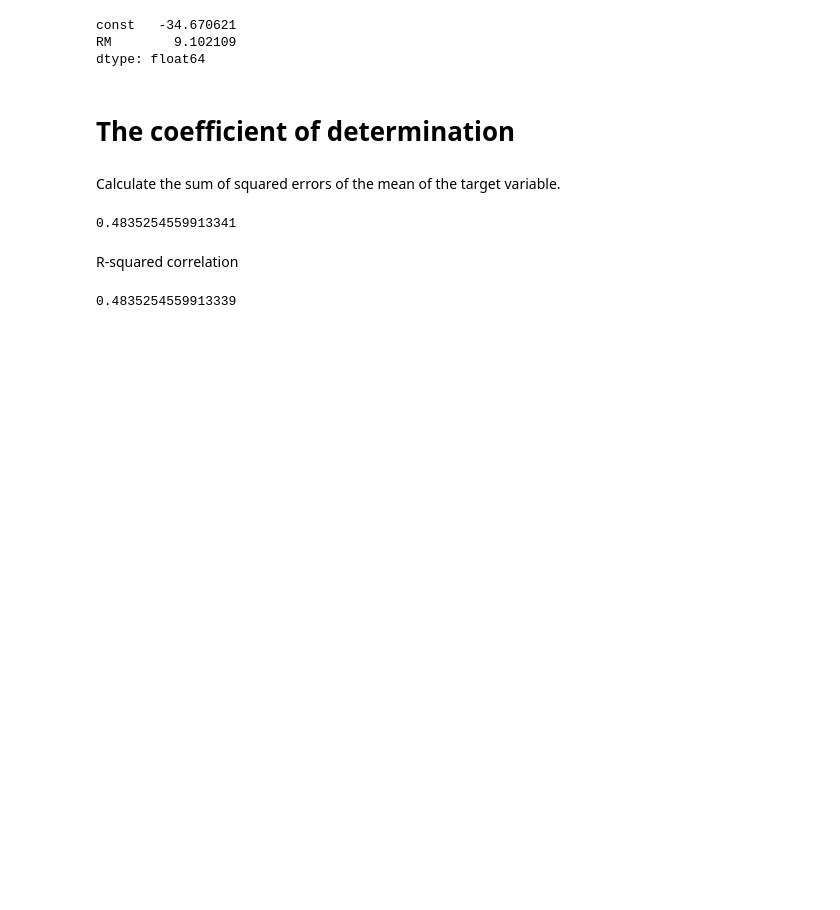
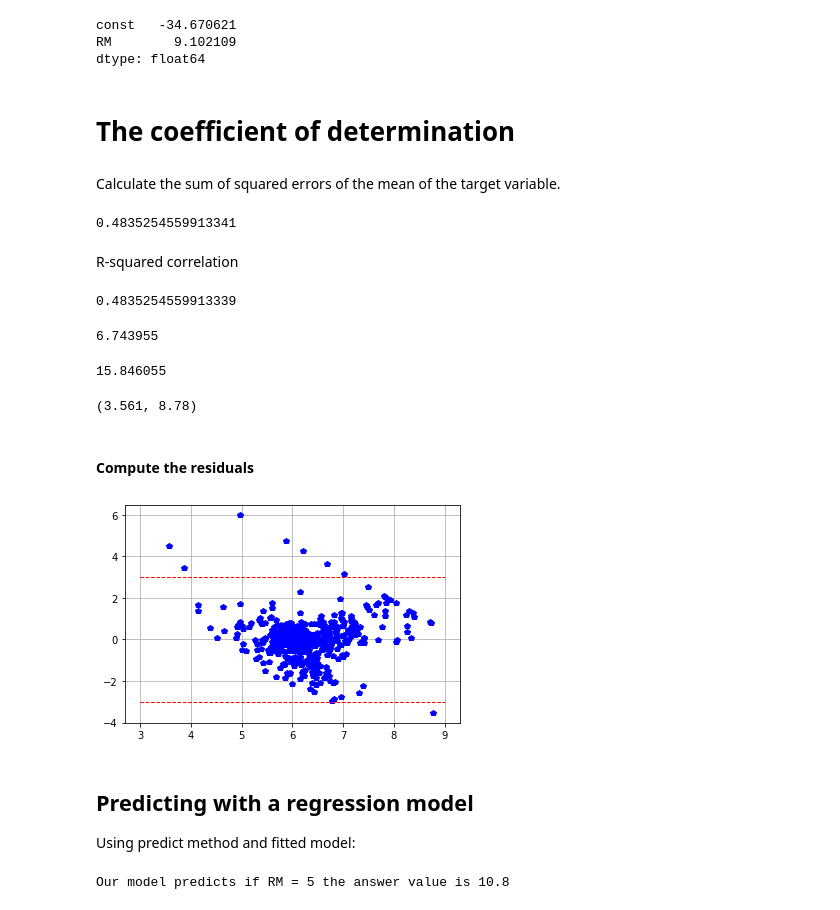
Before and after one commit to cidones/regression-analysis-python, a Jupyter notebook: boston-dataset.ipynb, the cells around one changed output. Saved outputs shown, nothing was run; the diff lists cells and outputs as text; code cells hidden in the pictures; blank space fills up the shorter version.

Commit message:
residuals

```diff
--- a/boston-dataset.ipynb
+++ b/boston-dataset.ipynb
@@ -175,3 +175,40 @@ regr_sum_squared_errors = np.sum((dataset['target'] - fitted_values)**2)
 (pearsonr(dataset['RM'], dataset['target'])[0])**2
 # %% [output]
 0.4835254559913339
+# %%
+#Replace Betas and X with the estimated coefficients
+#Avg number of rooms xRM 4.55
+9.1021*4.55-34.6706
+# %% [output]
+6.743955
+# %%
+#if we increase the variable by one unit
+9.1021*5.55-34.6706
+# %% [output]
+15.846055
+# %%
+(np.min(dataset['RM']), np.max(dataset['RM']))
+# %% [output]
+(3.561, 8.78)
+# %% [markdown]
+#### Compute the residuals
+# %%
+residuals  = dataset['target'] - fitted_values
+normalized_residuals = standardize(residuals)
+# %%
+residual_scatter_plot = plt.plot(dataset['RM'], normalized_residuals, 'bp')
+upper_bond = plt.plot([int(x_range[0]), round(x_range[1], 0)], [3,3], '--', color='red', linewidth=1)
+lower_bound = plt.plot([int(x_range[0]), round(x_range[1], 0)], [-3,-3], '--', color='red', linewidth=1)
+plt.grid()
+# %% [output]
+[figure, added]
+# %% [markdown]
+## Predicting with a regression model
+
+Using predict method and fitted model:
+# %%
+RM = 5
+Xp = np.array([1,RM])
+print("Our model predicts if RM = %01.f the answer value is %0.1f"%(RM, fitted_model.predict(Xp)) )
+# %% [output]
+Our model predicts if RM = 5 the answer value is 10.8
```
Also changed, not shown: parts of 2 cells of this notebook.
